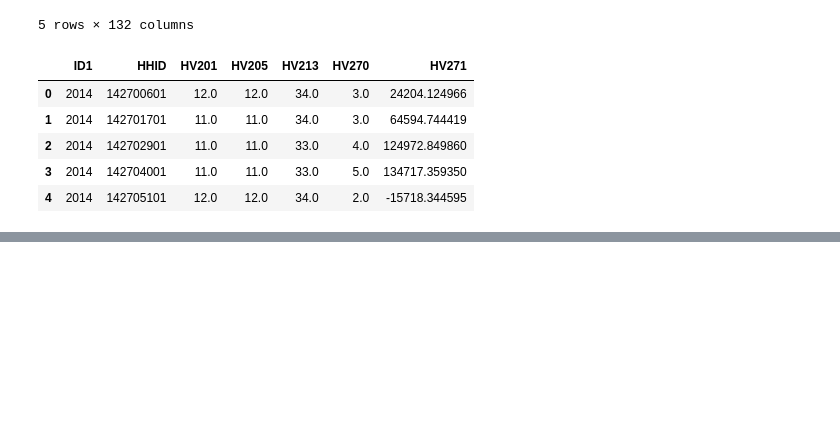
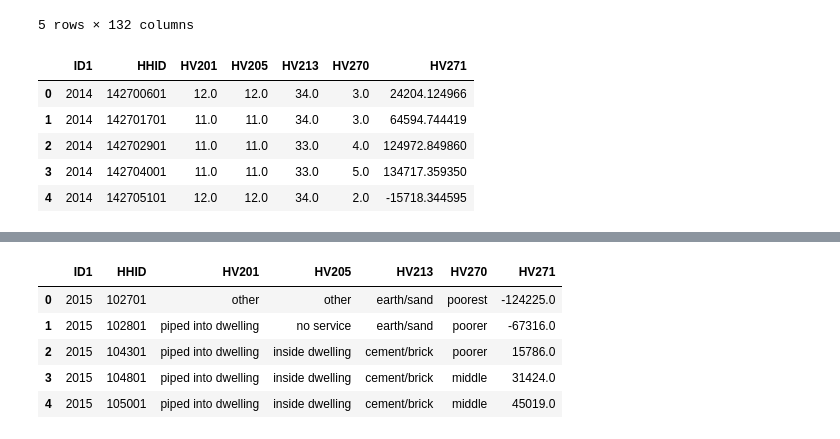
Before and after one commit to ChallengeCare/endes-analisis, a Jupyter notebook: nb/cap-1-3.ipynb, the cells around one changed output, grey strips where cells are left out. Cells and saved outputs as stored; diff of their text form; code cells hidden in the pictures; blank space fills up the shorter version.

```diff
--- a/nb/cap-1-3.ipynb
+++ b/nb/cap-1-3.ipynb
@@ -337,0 +382,3 @@ df_vivienda_14.head()
+# %%
+df_vivienda_15.columns = [col.upper() for col in df_vivienda_16.columns]
+df_vivienda_15.columns
@@ -337,0 +427,9 @@ df_vivienda_14.head()
+# %%
+df_vivienda_15.head()
+# %% [output]
+|  | ID1 | HHID | HV201 | HV205 | HV213 | HV270 | HV271 |
+| 0 | 2015 | 102701 | other | other | earth/sand | poorest | -124225.0 |
+| 1 | 2015 | 102801 | piped into dwelling | no service | earth/sand | poorer | -67316.0 |
+| 2 | 2015 | 104301 | piped into dwelling | inside dwelling | cement/brick | poorer | 15786.0 |
+| 3 | 2015 | 104801 | piped into dwelling | inside dwelling | cement/brick | middle | 31424.0 |
+| 4 | 2015 | 105001 | piped into dwelling | inside dwelling | cement/brick | middle | 45019.0 |
```
Also changed, not shown: parts of 88 cells of this notebook, 8 other files.
